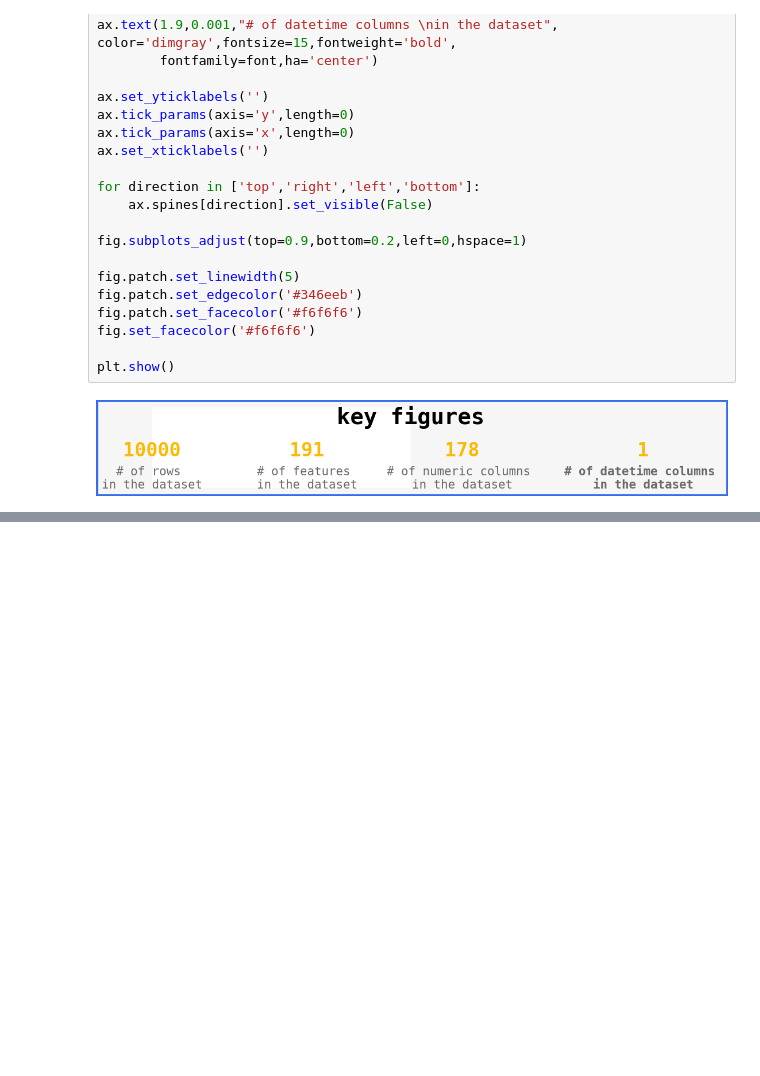
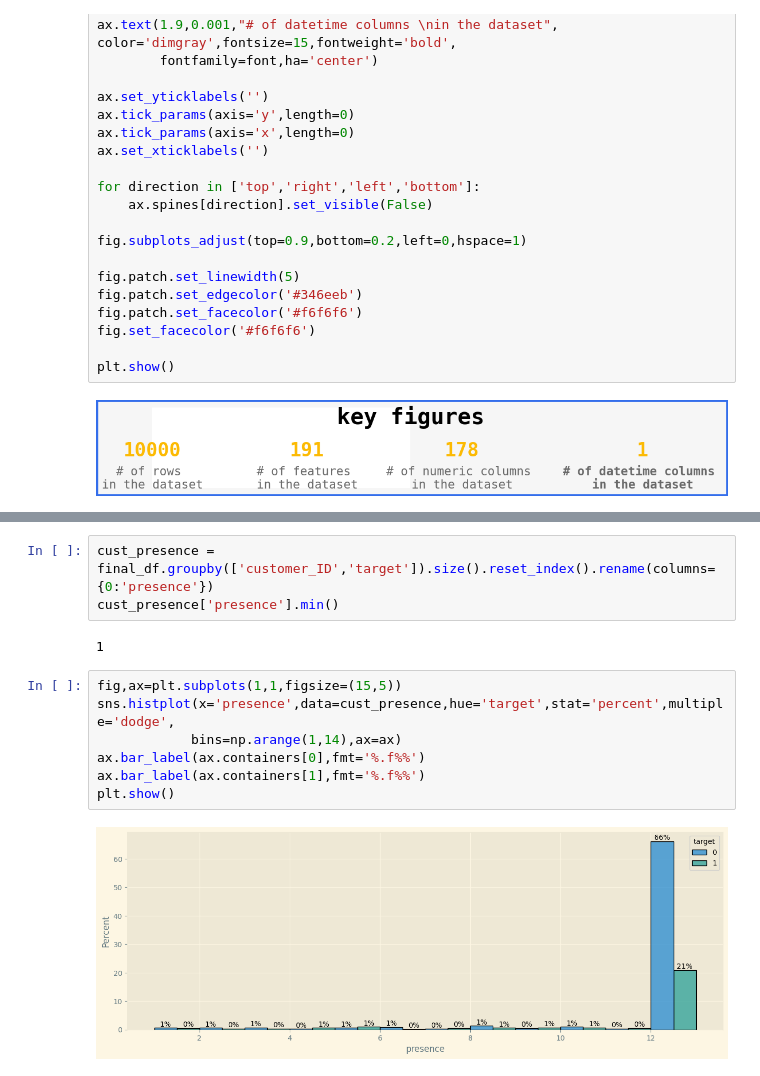
Before and after one commit to rohitgupta20/amex-default-prediction, a Jupyter notebook: amex default-prediction.ipynb, the cells around one changed output, grey strips where cells are left out. Saved outputs shown, nothing was run; the diff lists cells and outputs as text; blank space fills up the shorter version.

```diff
--- a/amex default-prediction.ipynb
+++ b/amex default-prediction.ipynb
@@ -195,0 +381,14 @@ plt.show()
+# %%
+cust_presence = final_df.groupby(['customer_ID','target']).size().reset_index().rename(columns={0:'presence'})
+cust_presence['presence'].min()
+# %% [output]
+1
+# %%
+fig,ax=plt.subplots(1,1,figsize=(15,5))
+sns.histplot(x='presence',data=cust_presence,hue='target',stat='percent',multiple='dodge',
+            bins=np.arange(1,14),ax=ax)
+ax.bar_label(ax.containers[0],fmt='%.f%%')
+ax.bar_label(ax.containers[1],fmt='%.f%%')
+plt.show()
+# %% [output]
+[figure, added]
```
Also changed, not shown: parts of 30 cells of this notebook.
